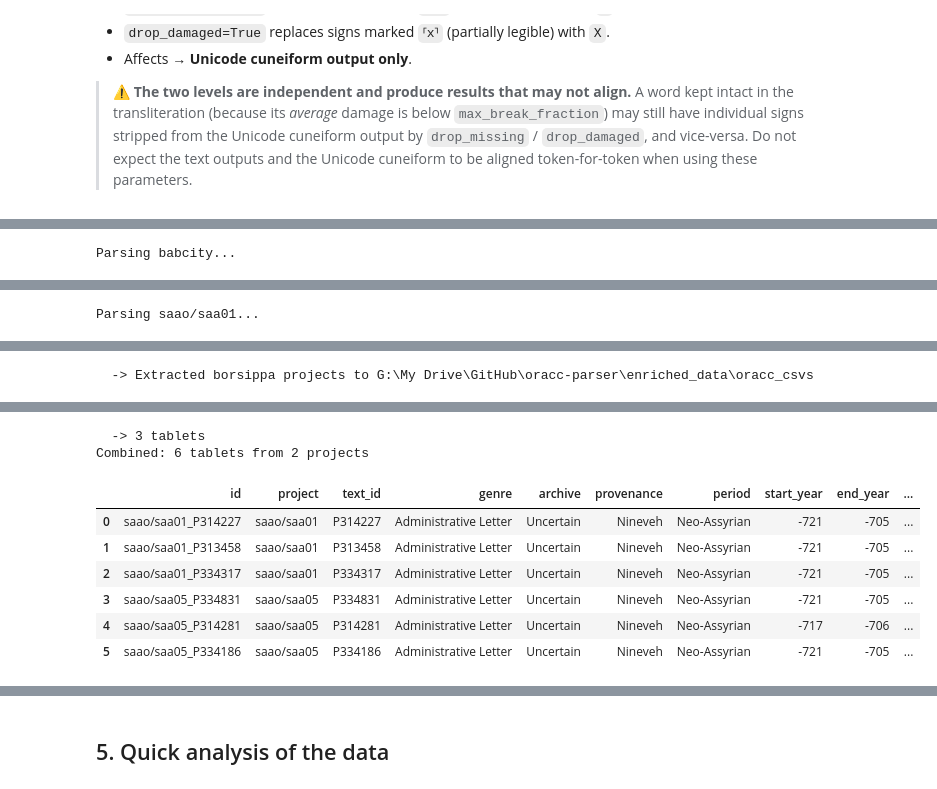
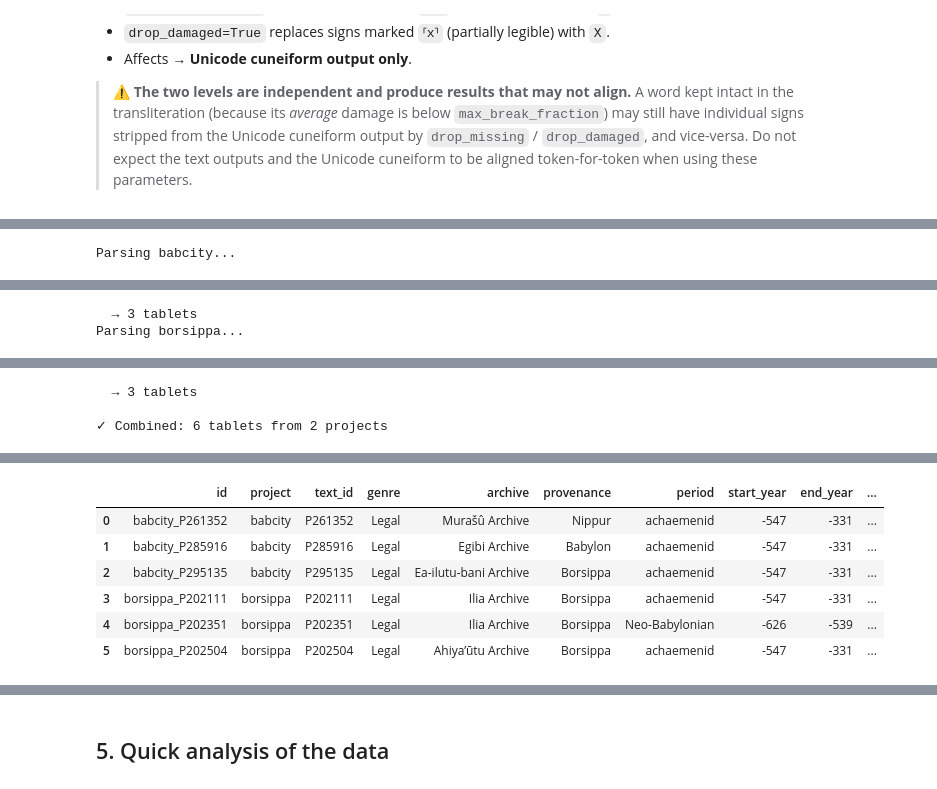
Before and after one commit to shaharspencer/oracc-parser, a Jupyter notebook: notebooks/03_configure_and_export.ipynb, the cells around one changed output, grey strips where cells are left out. Drawn from its saved outputs; the diff is of its cells as text; code cells hidden in the pictures.

```diff
--- a/notebooks/03_configure_and_export.ipynb
+++ b/notebooks/03_configure_and_export.ipynb
@@ -165,13 +208,22 @@ First 10: ['adsd-adart1', 'adsd-adart2', 'adsd-adart3', 'adsd-adart5', 'adsd-ada
 # %%
-# Parse a few projects and combine
-PROJECTS = ["saao/saa01", "saao/saa05"]  # change these to what you want
-config = RunConfig(limit=3, max_break_fraction=.5, drop_missing=True)  # small limit for demo — remove for full parse
+from oracc_parser.pipeline import get_full_flat_table
+from oracc_parser import load_word_csvs_from_dir, parse_project_from_word_csvs
+from oracc_parser.settings import WORD_CSV_DIR
+import pandas as pd
+
+# Requires notebook 01 to have been run first — word CSVs must be downloaded locally
+# Change these to any projects you want
+PROJECTS = ["babcity", "borsippa"]
+config = RunConfig(max_break_fraction=0.5, drop_missing=True)
 
 all_dfs = []
 for project in PROJECTS:
     print(f"Parsing {project}...")
     try:
-        records = parse_project(project, config=config)
+        project_slug = project.replace("/", "-")
+        all_word_dfs = load_word_csvs_from_dir(WORD_CSV_DIR / project_slug, project=project)
+        word_dfs = dict(list(all_word_dfs.items())[:3])  # change 3 to use more or fewer texts
+        records = parse_project_from_word_csvs(project, word_dfs, config=config)
         df = get_full_flat_table(records)
         all_dfs.append(df)
         print(f"  → {len(records)} tablets")
@@ -187 +242,2 @@ Parsing babcity...
-Parsing saao/saa01...
+  → 3 tablets
+Parsing borsippa...
@@ -190 +248,3 @@ Parsing saao/saa01...
-  -> Extracted borsippa projects to G:\My Drive\GitHub\oracc-parser\enriched_data\oracc_csvs
+  → 3 tablets
+
+✓ Combined: 6 tablets from 2 projects
@@ -192,10 +251,8 @@ Parsing saao/saa01...
-  -> 3 tablets
-Combined: 6 tablets from 2 projects
 |  | id | project | text_id | genre | archive | provenance | period | start_year | end_year | ... |
-| 0 | saao/saa01_P314227 | saao/saa01 | P314227 | Administrative Letter | Uncertain | Nineveh | Neo-Assyrian | -721 | -705 | ... |
-| 1 | saao/saa01_P313458 | saao/saa01 | P313458 | Administrative Letter | Uncertain | Nineveh | Neo-Assyrian | -721 | -705 | ... |
-| 2 | saao/saa01_P334317 | saao/saa01 | P334317 | Administrative Letter | Uncertain | Nineveh | Neo-Assyrian | -721 | -705 | ... |
-| 3 | saao/saa05_P334831 | saao/saa05 | P334831 | Administrative Letter | Uncertain | Nineveh | Neo-Assyrian | -721 | -705 | ... |
-| 4 | saao/saa05_P314281 | saao/saa05 | P314281 | Administrative Letter | Uncertain | Nineveh | Neo-Assyrian | -717 | -706 | ... |
-| 5 | saao/saa05_P334186 | saao/saa05 | P334186 | Administrative Letter | Uncertain | Nineveh | Neo-Assyrian | -721 | -705 | ... |
+| 0 | babcity_P261352 | babcity | P261352 | Legal | Murašû Archive | Nippur | achaemenid | -547 | -331 | ... |
+| 1 | babcity_P285916 | babcity | P285916 | Legal | Egibi Archive | Babylon | achaemenid | -547 | -331 | ... |
+| 2 | babcity_P295135 | babcity | P295135 | Legal | Ea-ilutu-bani Archive | Borsippa | achaemenid | -547 | -331 | ... |
+| 3 | borsippa_P202111 | borsippa | P202111 | Legal | Ilia Archive | Borsippa | achaemenid | -547 | -331 | ... |
+| 4 | borsippa_P202351 | borsippa | P202351 | Legal | Ilia Archive | Borsippa | Neo-Babylonian | -626 | -539 | ... |
+| 5 | borsippa_P202504 | borsippa | P202504 | Legal | Ahiya’ūtu Archive | Borsippa | achaemenid | -547 | -331 | ... |
 # %%
```
Also changed, not shown: parts of 8 cells of this notebook.
